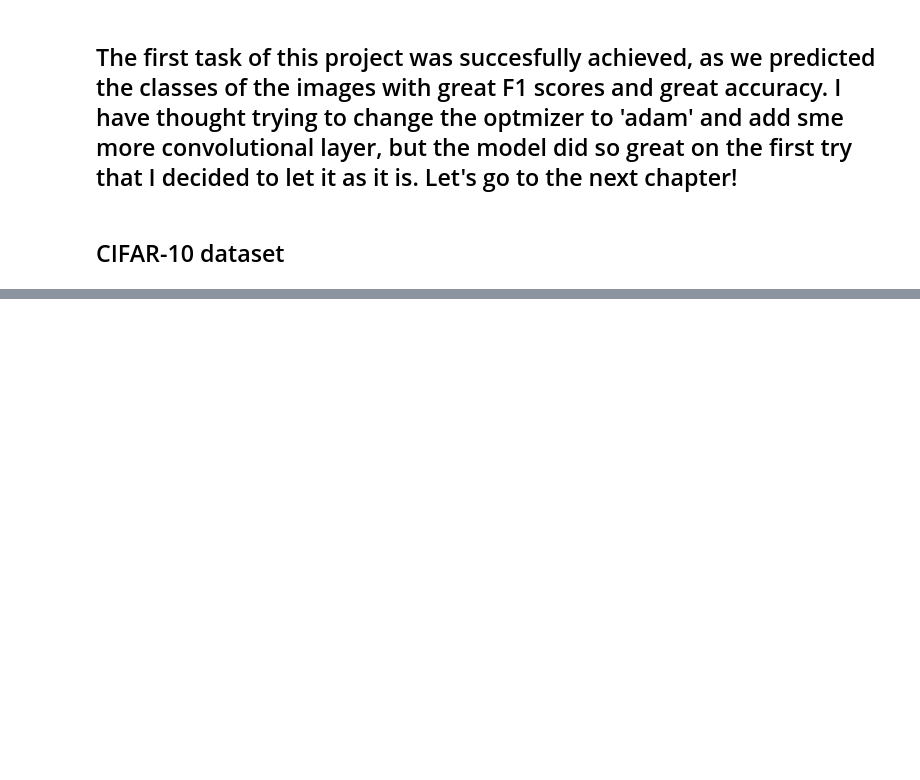
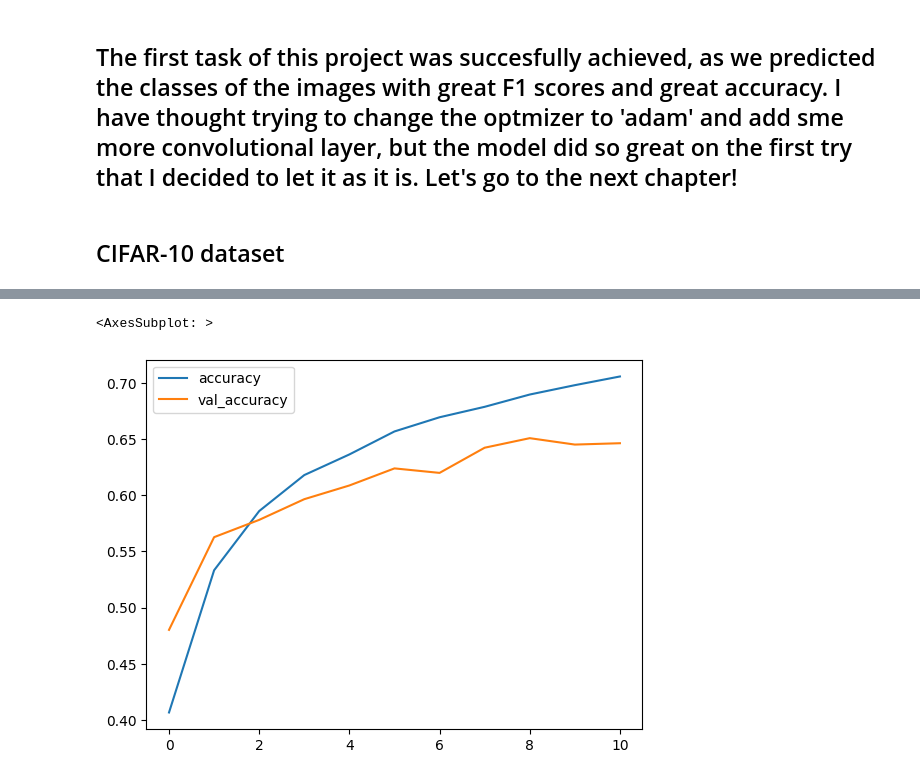
Before and after one commit to MarkusZetes/Personal-Projects, a Jupyter notebook: Greyscale, Color and 'Real World' Image Classification.ipynb, the cells around one changed output, grey strips where cells are left out. Drawn from its saved outputs; the diff is of its cells as text; code cells hidden in the pictures; blank space fills up the shorter version.

```diff
--- a/Greyscale, Color and 'Real World' Image Classification.ipynb
+++ b/Greyscale, Color and 'Real World' Image Classification.ipynb
@@ -477,0 +541,4 @@ This image-dataset includes 10 labels of different colored items. The dataset is
+# %%
+# We have to transform this 'continuous' values to categories
+y_train_cat = to_categorical(y_train, num_classes=10)
+y_test_cat = to_categorical(y_test, num_classes=10)
@@ -477,0 +599,5 @@ This image-dataset includes 10 labels of different colored items. The dataset is
+# %%
+stop_early = EarlyStopping(monitor = 'val_loss', patience = 2)
+# %%
+model.fit(X_train, y_train_cat, epochs = 15,
+         validation_data=(X_test, y_test_cat), callbacks=[stop_early])
@@ -477,0 +623,3 @@ This image-dataset includes 10 labels of different colored items. The dataset is
+# %%
+metrics = pd.DataFrame(model.history.history)
+metrics
@@ -477,0 +639,5 @@ This image-dataset includes 10 labels of different colored items. The dataset is
+# %%
+metrics[['accuracy', 'val_accuracy']].plot()
+# %% [output]
+<AxesSubplot: >
+[figure, added]
```
Also changed, not shown: parts of 47 cells of this notebook.
